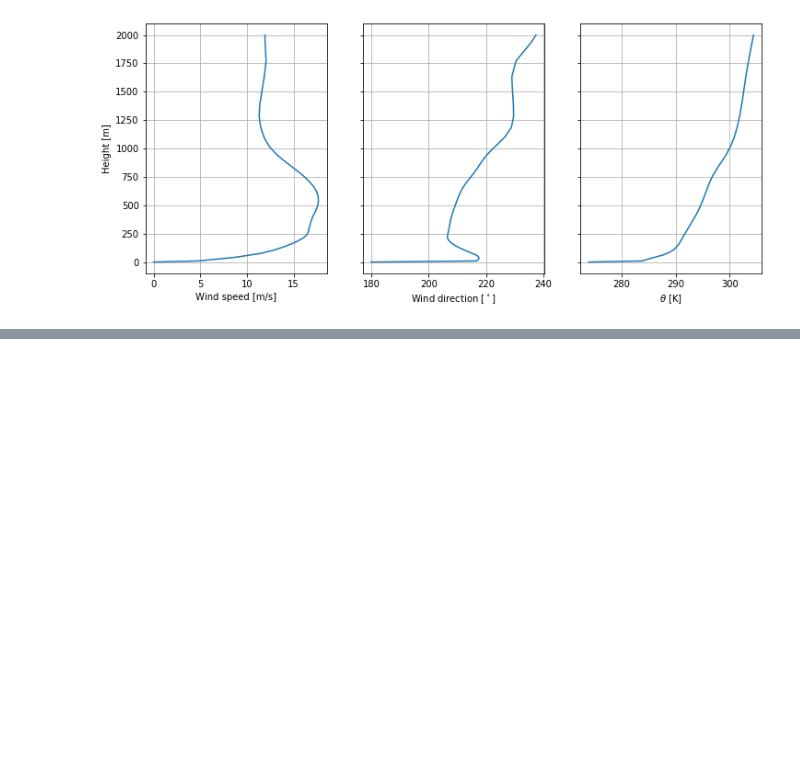
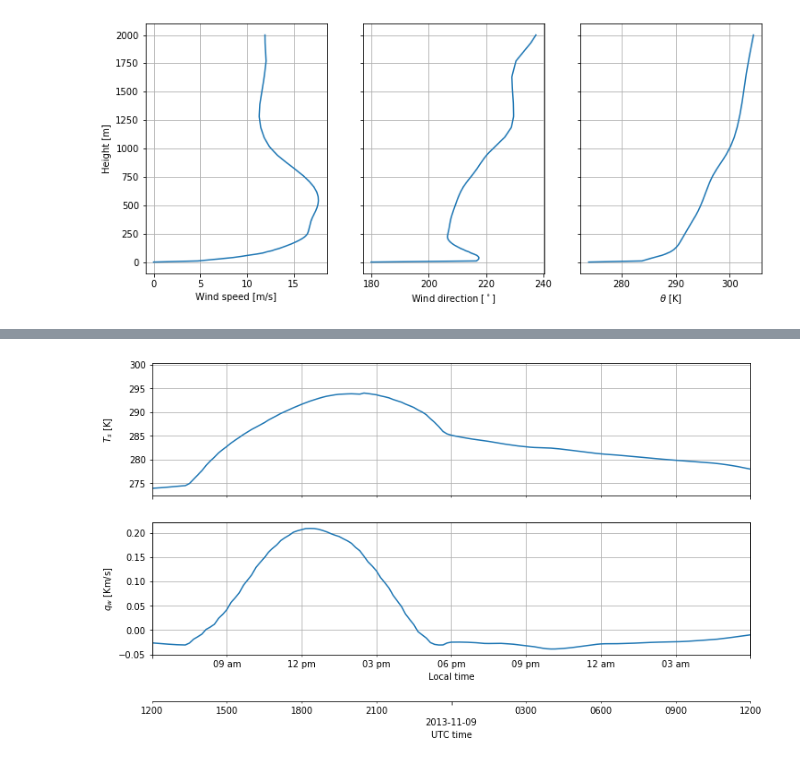
Before and after one commit to cmkaul/assessment, a Jupyter notebook: studies/coupling_comparison/preprocessing/internal/wrf_to_nalu.ipynb, the cells around one changed output, grey strips where cells are left out. Saved outputs shown, nothing was run; the diff lists cells and outputs as text; code cells hidden in the pictures; blank space fills up the shorter version.

```diff
--- a/studies/coupling_comparison/preprocessing/internal/wrf_to_nalu.ipynb
+++ b/studies/coupling_comparison/preprocessing/internal/wrf_to_nalu.ipynb
@@ -215,7 +218,7 @@ fig,ax = plot_profile(
 [figure]
 # %%
 # Generate dataframe with surface parameters
-df_bc = xa.to_dataframe().loc[:,['TSK','T2','thetaSK','theta2','wt']].reset_index()
+df_bc = xa.to_dataframe().loc[:,['TSK','wt']].reset_index()
 df_bc.rename(index=str, columns={"Time": "datetime"},inplace=True)
 df_bc.set_index('datetime',inplace=True)
 df_bc = df_bc.loc[df_bc.height==0].copy()
@@ -232,11 +252,13 @@ df_bc.head()
 # %%
 fig,ax,ax2 = plot_timehistory_at_height(
     df_bc,
-    fields=['thetaSK','wt'],
+    fields=['TSK','wt'],
     heights=0.0,
     timelimits=['2013-11-08 12:00','2013-11-09 12:00'],
-    fieldlabels={'thetaSK':r'$\theta_s$ [K]','wt':r'$q_w$ [Km/s]'},
+    fieldlabels={'TSK':r'$T_s$ [K]','wt':r'$q_w$ [Km/s]'},
     showlegend=False,
     plot_local_time=True,
     local_time_offset=-6
 )
+# %% [output]
+[figure, added]
```
Also changed, not shown: parts of 6 cells of this notebook, 1 other file.
